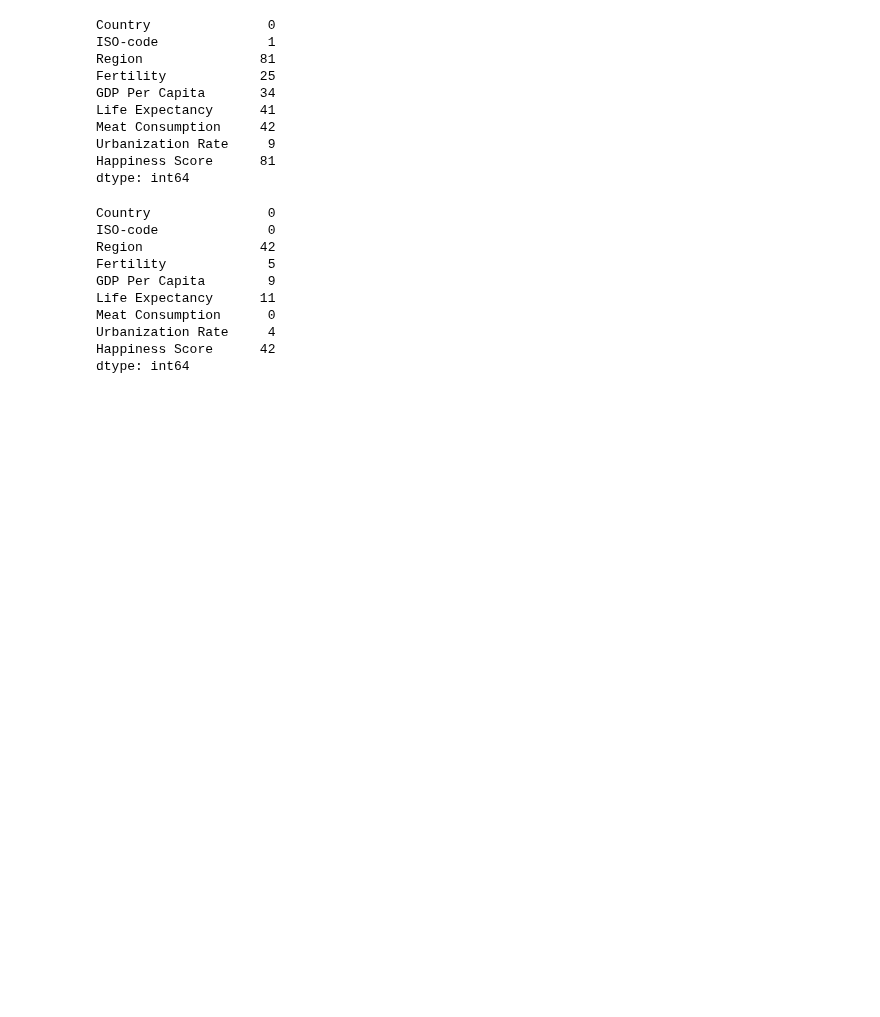
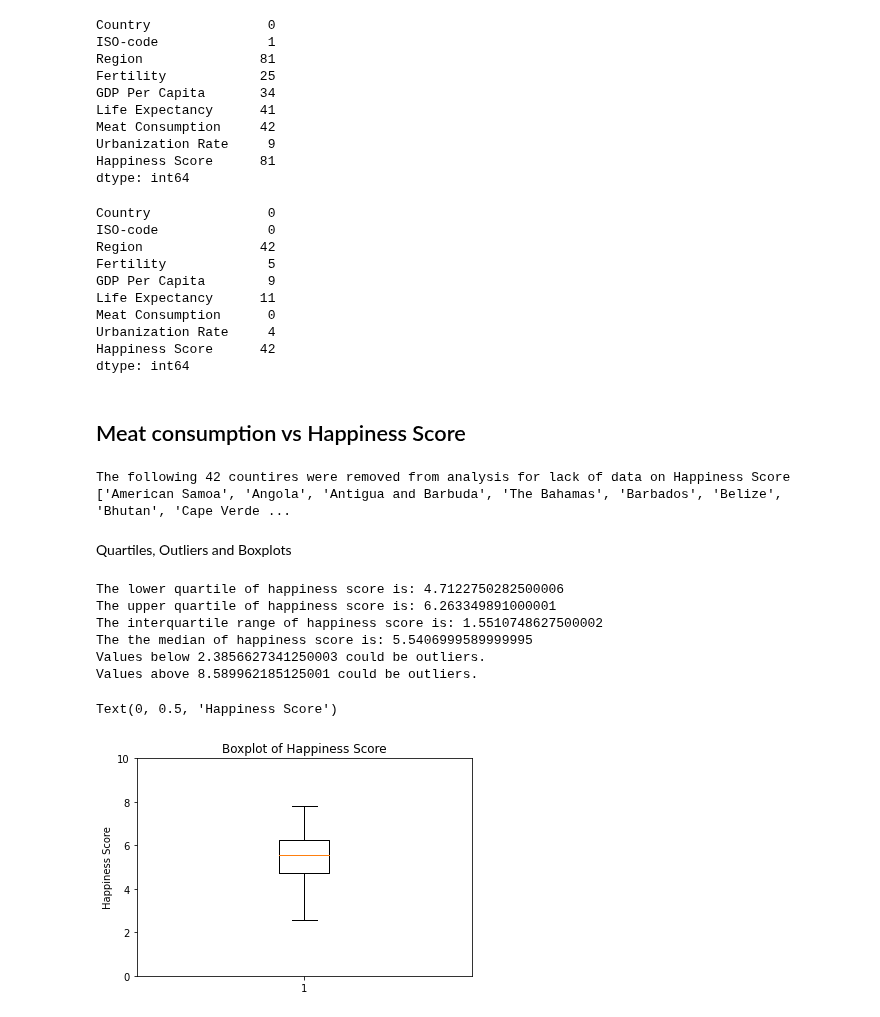
Before and after one commit to ermcgrew/bootcamp_project_one, a Jupyter notebook: data_analysis.ipynb, the cells around one changed output. Drawn from its saved outputs; the diff is of its cells as text; code cells hidden in the pictures; blank space fills up the shorter version.

Commit message:
meat consump. vs. happiness score

```diff
--- a/data_analysis.ipynb
+++ b/data_analysis.ipynb
@@ -220,3 +234,52 @@ Meat Consumption      0
 Urbanization Rate     4
 Happiness Score      42
 dtype: int64
+# %% [markdown]
+## Meat consumption vs Happiness Score
+# %%
+# New Clean DataFrame
+happiness_df = noblanksmeat_df[["Country", "Region", "Meat Consumption", "Happiness Score"]]
+
+#which countries were dropped?
+blank_happiness = happiness_df.loc[happiness_df["Happiness Score"].isna()]
+blank_happiness_list = list(blank_happiness["Country"])
+print(f'The following {len(blank_happiness_list)} countires were removed from analysis for lack of data on Happiness Score {blank_happiness_list}')
+
+#drop urbanization rate values that are nan
+clean_happy_df = happiness_df.dropna(subset=["Happiness Score"])
+# %% [output]
+The following 42 countires were removed from analysis for lack of data on Happiness Score ['American Samoa', 'Angola', 'Antigua and Barbuda', 'The Bahamas', 'Barbados', 'Belize', 'Bhutan', 'Cape Verde ...
+# %% [markdown]
+Quartiles, Outliers and Boxplots
+# %%
+# Quartiles and qutliers
+quartiles = clean_happy_df["Happiness Score"].quantile([.25,.5,.75])
+lowerq = quartiles[0.25]
+upperq = quartiles[0.75]
+iqr = upperq-lowerq
+
+print(f"The lower quartile of happiness score is: {lowerq}")
+print(f"The upper quartile of happiness score is: {upperq}")
+print(f"The interquartile range of happiness score is: {iqr}")
+print(f"The the median of happiness score is: {quartiles[0.5]} ")
+
+lower_bound = lowerq - (1.5*iqr)
+upper_bound = upperq + (1.5*iqr)
+print(f"Values below {lower_bound} could be outliers.")
+print(f"Values above {upper_bound} could be outliers.")
+# %% [output]
+The lower quartile of happiness score is: 4.7122750282500006
+The upper quartile of happiness score is: 6.263349891000001
+The interquartile range of happiness score is: 1.5510748627500002
+The the median of happiness score is: 5.5406999589999995
+Values below 2.3856627341250003 could be outliers.
+Values above 8.589962185125001 could be outliers.
+# %%
+# Boxplot spread of happiness score data
+plt.boxplot(clean_happy_df["Happiness Score"])
+plt.title("Boxplot of Happiness Score")
+plt.ylim(0,10)
+plt.ylabel("Happiness Score")
+# %% [output]
+Text(0, 0.5, 'Happiness Score')
+[figure, added]
```
Also changed, not shown: parts of 8 cells of this notebook.
